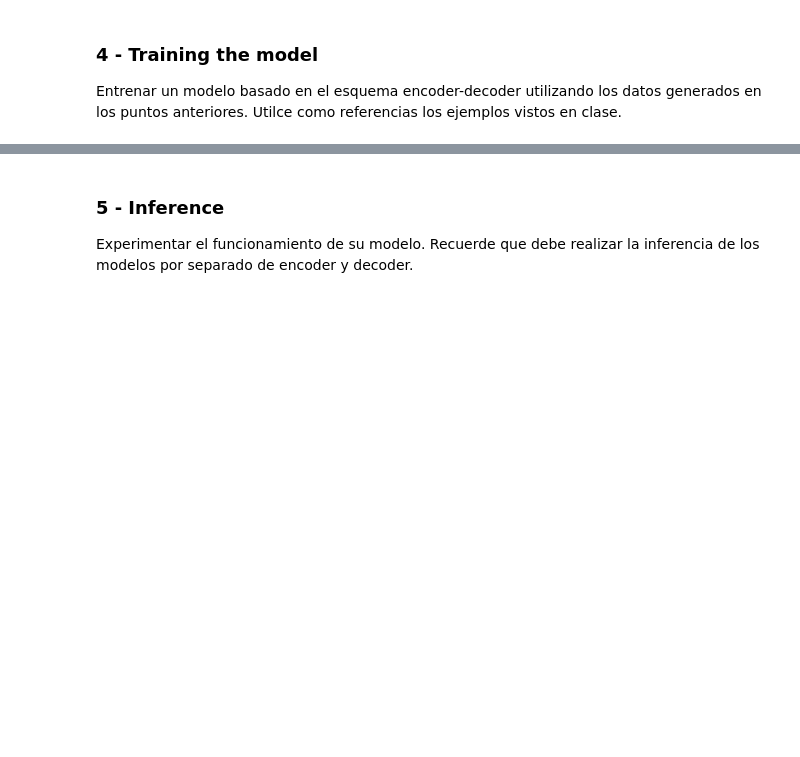
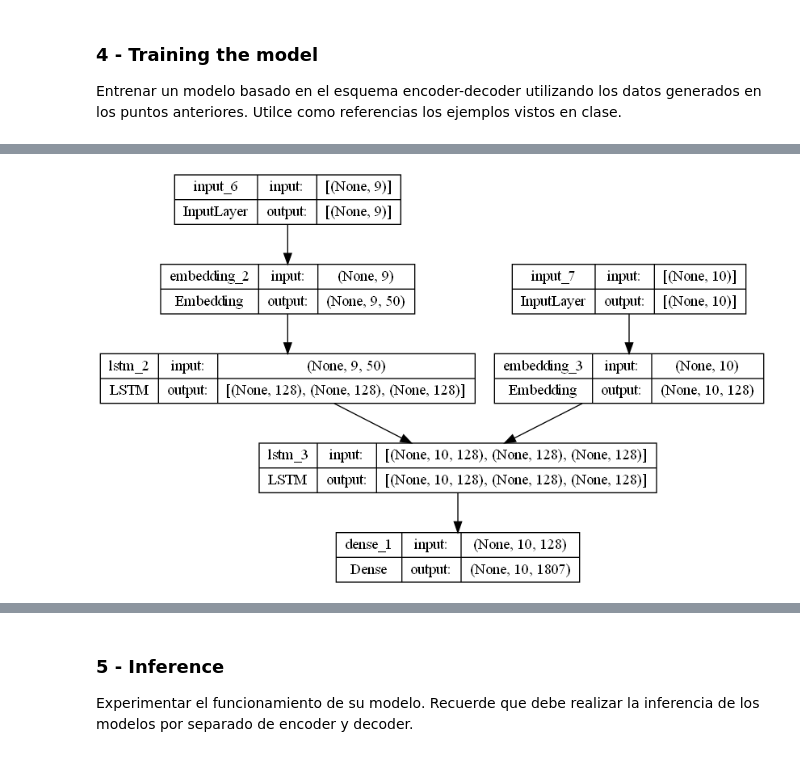
Before and after one commit to BenjaSar/NLP, a Jupyter notebook: 6- bot_qa.ipynb, the cells around one changed output, grey strips where cells are left out. Drawn from its saved outputs; the diff is of its cells as text; code cells hidden in the pictures; blank space fills up the shorter version.

Commit message:
Resolving exercise 6 - Training the model

```diff
--- a/6- bot_qa.ipynb
+++ b/6- bot_qa.ipynb
@@ -150,9 +151,9 @@ output_integer_seq = output_tokenizer.texts_to_sequences(output_sentence)
 # %%
 # Calculate the max length for the ouput
-max_output_len = max(len(output_sentence) for output_sentence in output_integer_seq)
+max_output_len = max(len(sentence) for sentence in output_integer_seq)
 print('The longest sentence in the output', max_input_len)
 # %% [output]
 The longest sentence in the output 9
 # %%
 # One is added to include the toke of unknown word
-number_word_output = min(len(word2indx_outputs) + 1, MAX_VOCABULARY_SIZE)
+number_word_output = min(len(word2idx_outputs) + 1, MAX_VOCABULARY_SIZE)
@@ -161,0 +297,2 @@ Utilizar los embeddings de Glove o FastText para transformar los tokens de entra
+# %%
+model_embeddings = GloveEmbeddings()
@@ -164,0 +336,34 @@ Entrenar un modelo basado en el esquema encoder-decoder utilizando los datos gen
+# %%
+n_units = 128
+
+# define training encoder
+encoder_inputs = Input(shape=(max_input_len))
+
+encoder_embedding_layer = Embedding(
+          input_dim=nb_words,  # definido en el Tokenizador
+          output_dim=embed_dim,  # dimensión de los embeddings utilizados
+          input_length=max_input_len, # tamaño máximo de la secuencia de entrada
+          weights=[embedding_matrix],  # matrix de embeddings
+          trainable=False)      # marcar como layer no entrenable
+
+encoder_inputs_x = encoder_embedding_layer(encoder_inputs)
+
+encoder = LSTM(n_units, return_state=True)
+encoder_outputs, state_h, state_c = encoder(encoder_inputs_x)
+encoder_states = [state_h, state_c]
+
+# define training decoder
+decoder_inputs = Input(shape=(max_output_len))
+decoder_embedding_layer = Embedding(input_dim=number_word_output, output_dim=n_units, input_length=max_output_len)
+decoder_inputs_x = decoder_embedding_layer(decoder_inputs)
+
+decoder_lstm = LSTM(n_units, return_sequences=True, return_state=True)
+decoder_outputs, _, _ = decoder_lstm(decoder_inputs_x, initial_state=encoder_states)
+
+# Dense
+decoder_dense = Dense(number_word_output, activation='softmax')
+decoder_outputs = decoder_dense(decoder_outputs)
+model = Model([encoder_inputs, decoder_inputs], decoder_outputs)
+
+model.compile(loss='categorical_crossentropy', optimizer="Adam", metrics=['accuracy'])
+model.summary()
@@ -164,0 +388,5 @@ Entrenar un modelo basado en el esquema encoder-decoder utilizando los datos gen
+# %%
+from keras.utils import plot_model
+plot_model(model, to_file='model_plot.png', show_shapes=True, show_layer_names=True)
+# %% [output]
+[figure, added]
```
Also changed, not shown: parts of 17 cells of this notebook.
